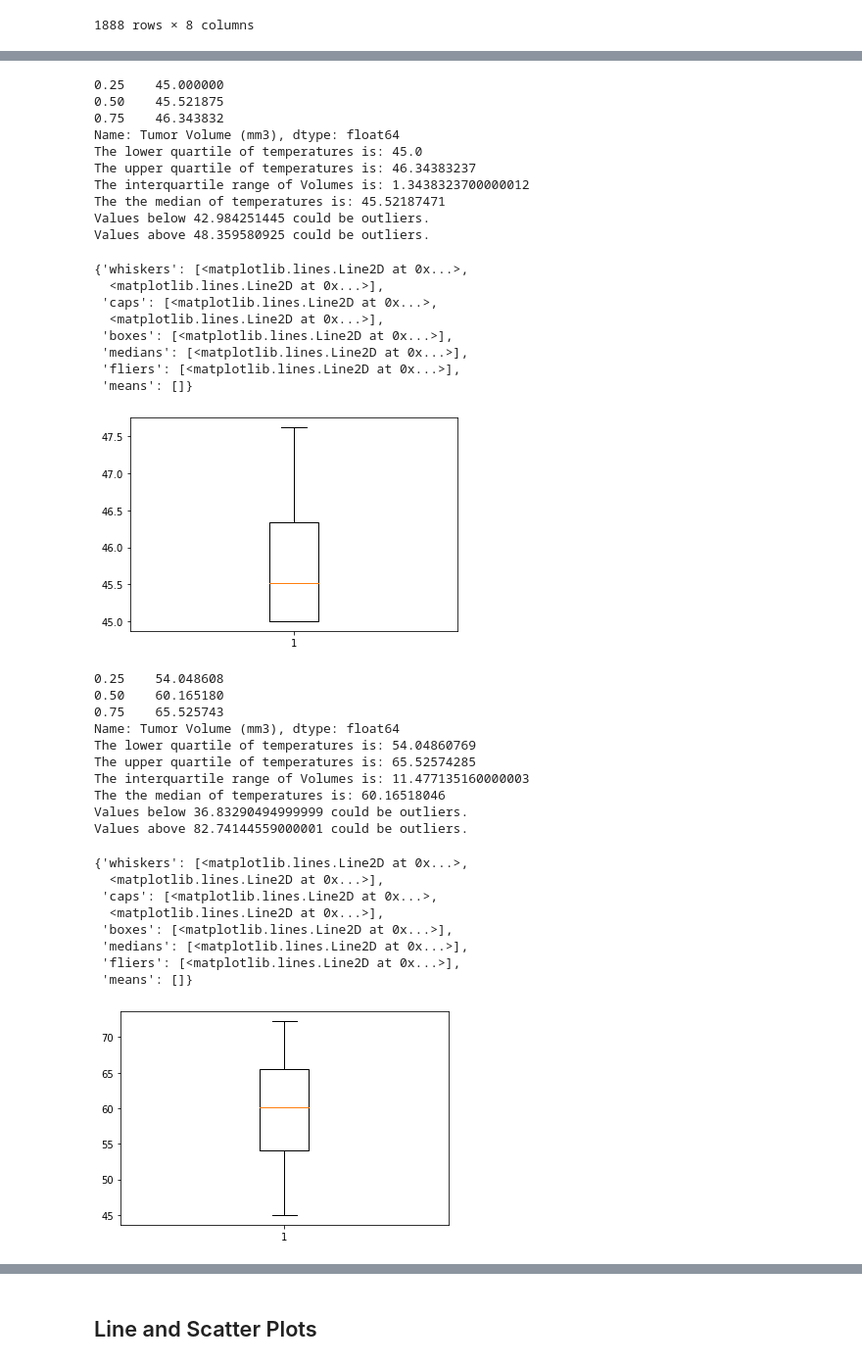
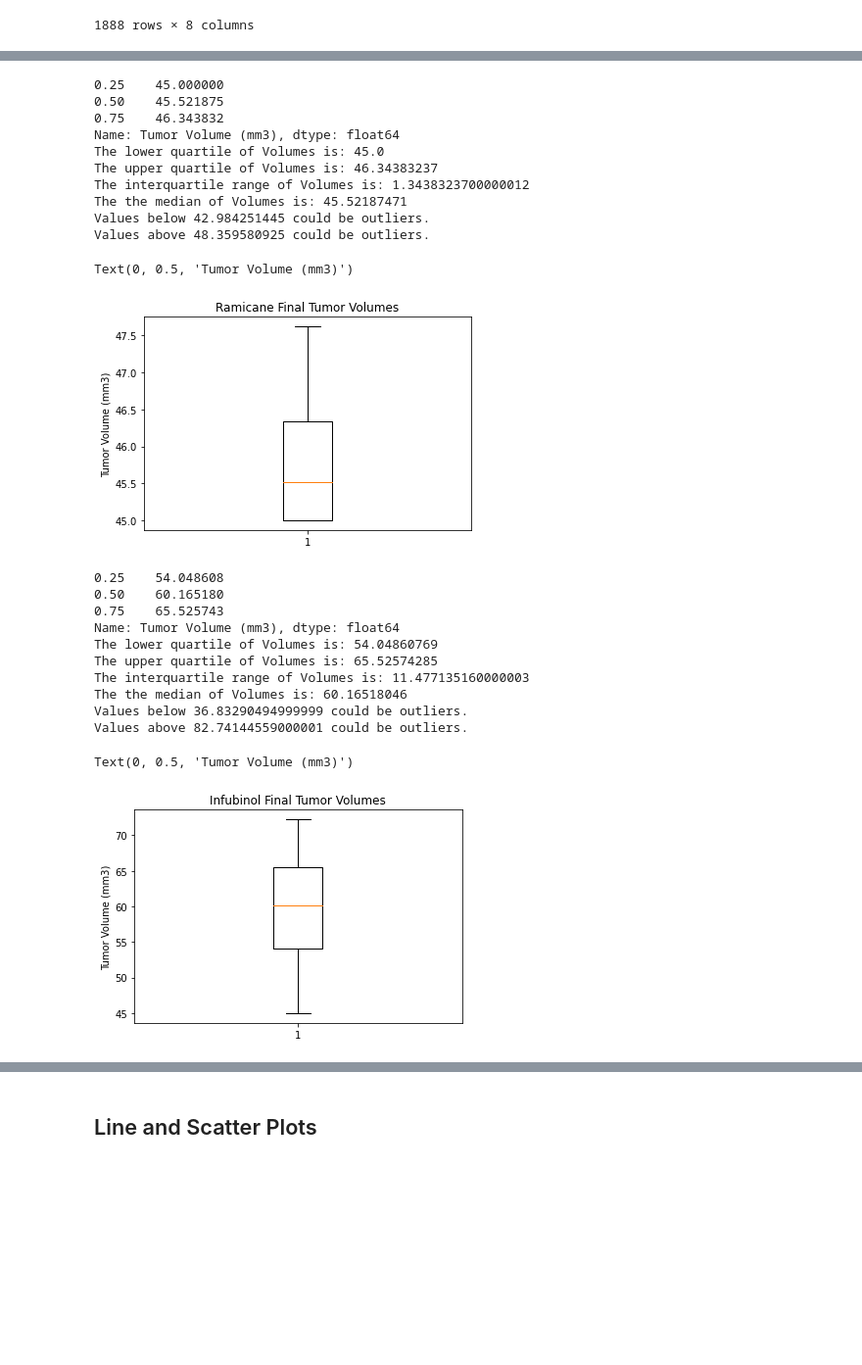
Before and after one commit to cdturner618/Matplotlib-Challenge, a Jupyter notebook: Pymaceuticals/pymaceuticals_starter.ipynb, the cells around one changed output, grey strips where cells are left out. Shown at 98% size. Cells and saved outputs as stored; diff of their text form; code cells hidden in the pictures; blank space fills up the shorter version.

Commit message:
Completed multi box plot image

```diff
--- a/Pymaceuticals/pymaceuticals_starter.ipynb
+++ b/Pymaceuticals/pymaceuticals_starter.ipynb
@@ -367,76 +365,68 @@ print(quartiles)
 lowerq = quartiles[0.25]
 upperq = quartiles[0.75]
 iqr = upperq-lowerq
-print(f"The lower quartile of temperatures is: {lowerq}")
-print(f"The upper quartile of temperatures is: {upperq}")
+print(f"The lower quartile of Volumes is: {lowerq}")
+print(f"The upper quartile of Volumes is: {upperq}")
 print(f"The interquartile range of Volumes is: {iqr}")
-print(f"The the median of temperatures is: {quartiles[0.5]} ")
+print(f"The the median of Volumes is: {quartiles[0.5]} ")
 
 lower_bound = lowerq - (1.5*iqr)
 upper_bound = upperq + (1.5*iqr)
 print(f"Values below {lower_bound} could be outliers.")
 print(f"Values above {upper_bound} could be outliers.")
 # Generate a box plot of the final tumor volume of each mouse across four regimens of interest
-plt.boxplot(Ramicane["Tumor Volume (mm3)"])
+plot2=Ramicane["Tumor Volume (mm3)"]
+plt.boxplot(plot2)
+plt.title('Ramicane Final Tumor Volumes')
+plt.ylabel("Tumor Volume (mm3)")
 # %% [output]
 0.25    45.000000
 0.50    45.521875
 0.75    46.343832
 Name: Tumor Volume (mm3), dtype: float64
-The lower quartile of temperatures is: 45.0
-The upper quartile of temperatures is: 46.34383237
+The lower quartile of Volumes is: 45.0
+The upper quartile of Volumes is: 46.34383237
 The interquartile range of Volumes is: 1.3438323700000012
-The the median of temperatures is: 45.52187471
+The the median of Volumes is: 45.52187471
 Values below 42.984251445 could be outliers.
 Values above 48.359580925 could be outliers.
-{'whiskers': [<matplotlib.lines.Line2D at 0x...>,
-  <matplotlib.lines.Line2D at 0x...>],
- 'caps': [<matplotlib.lines.Line2D at 0x...>,
-  <matplotlib.lines.Line2D at 0x...>],
- 'boxes': [<matplotlib.lines.Line2D at 0x...>],
- 'medians': [<matplotlib.lines.Line2D at 0x...>],
- 'fliers': [<matplotlib.lines.Line2D at 0x...>],
- 'means': []}
+Text(0, 0.5, 'Tumor Volume (mm3)')
-[figure, old version]
+[figure, new version]
 # %%
 # Calculate the IQR and quantitatively determine if there are any potential outliers.
 quartiles = Infubinol_Volume.quantile([.25,.5,.75])
 print(quartiles)
 lowerq = quartiles[0.25]
 upperq = quartiles[0.75]
 iqr = upperq-lowerq
-print(f"The lower quartile of temperatures is: {lowerq}")
-print(f"The upper quartile of temperatures is: {upperq}")
+print(f"The lower quartile of Volumes is: {lowerq}")
+print(f"The upper quartile of Volumes is: {upperq}")
 print(f"The interquartile range of Volumes is: {iqr}")
-print(f"The the median of temperatures is: {quartiles[0.5]} ")
+print(f"The the median of Volumes is: {quartiles[0.5]} ")
 
 lower_bound = lowerq - (1.5*iqr)
 upper_bound = upperq + (1.5*iqr)
 print(f"Values below {lower_bound} could be outliers.")
 print(f"Values above {upper_bound} could be outliers.")
 
 # Generate a box plot of the final tumor volume of each mouse across four regimens of interest
-plt.boxplot(Infubinol["Tumor Volume (mm3)"])
+plot3=Infubinol["Tumor Volume (mm3)"]
+plt.boxplot(plot3)
+plt.title('Infubinol Final Tumor Volumes')
+plt.ylabel("Tumor Volume (mm3)")
 # %% [output]
 0.25    54.048608
 0.50    60.165180
 0.75    65.525743
 Name: Tumor Volume (mm3), dtype: float64
-The lower quartile of temperatures is: 54.04860769
-The upper quartile of temperatures is: 65.52574285
+The lower quartile of Volumes is: 54.04860769
+The upper quartile of Volumes is: 65.52574285
 The interquartile range of Volumes is: 11.477135160000003
-The the median of temperatures is: 60.16518046
+The the median of Volumes is: 60.16518046
 Values below 36.83290494999999 could be outliers.
 Values above 82.74144559000001 could be outliers.
-{'whiskers': [<matplotlib.lines.Line2D at 0x...>,
-  <matplotlib.lines.Line2D at 0x...>],
- 'caps': [<matplotlib.lines.Line2D at 0x...>,
-  <matplotlib.lines.Line2D at 0x...>],
- 'boxes': [<matplotlib.lines.Line2D at 0x...>],
- 'medians': [<matplotlib.lines.Line2D at 0x...>],
- 'fliers': [<matplotlib.lines.Line2D at 0x...>],
- 'means': []}
+Text(0, 0.5, 'Tumor Volume (mm3)')
-[figure, old version]
+[figure, new version]
 # %%
 # Calculate the IQR and quantitatively determine if there are any potential outliers.
 quartiles = Ceftamin_Volume.quantile([.25,.5,.75])
```
Also changed, not shown: parts of 5 cells of this notebook.
